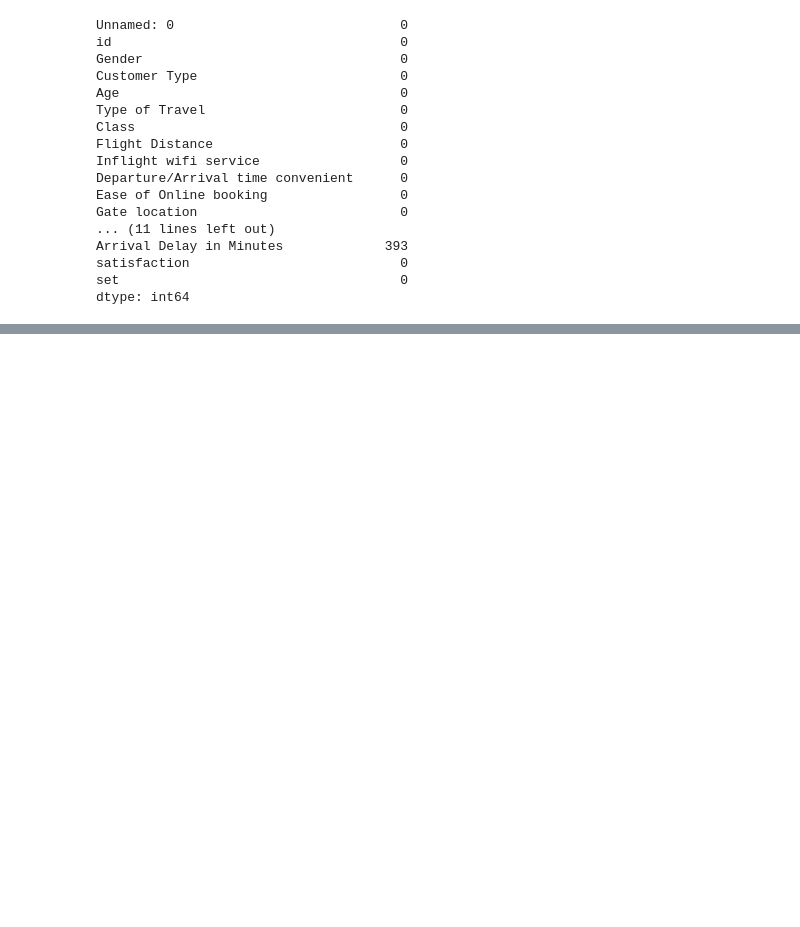
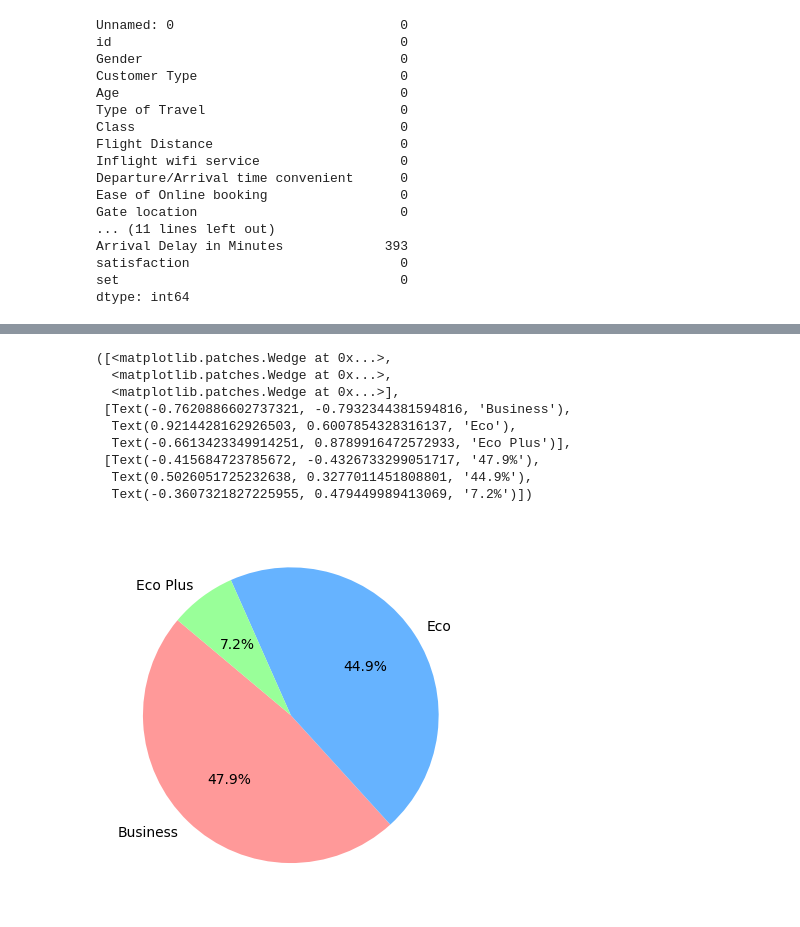
Before and after one commit to joselrodrigues/mlflow-docker, a Jupyter notebook: src/mlflow.ipynb, the cells around one changed output, grey strips where cells are left out. Cells and saved outputs as stored; diff of their text form; code cells hidden in the pictures; blank space fills up the shorter version.

```diff
--- a/src/mlflow.ipynb
+++ b/src/mlflow.ipynb
@@ -126,0 +186,19 @@ dtype: int64
+# %%
+plt.pie(
+    classes,
+    labels=classes.index,
+    autopct="%1.1f%%",
+    startangle=140,
+    colors=["#ff9999", "#66b3ff", "#99ff99"],
+)
+# %% [output]
+([<matplotlib.patches.Wedge at 0x...>,
+  <matplotlib.patches.Wedge at 0x...>,
+  <matplotlib.patches.Wedge at 0x...>],
+ [Text(-0.7620886602737321, -0.7932344381594816, 'Business'),
+  Text(0.9214428162926503, 0.6007854328316137, 'Eco'),
+  Text(-0.6613423349914251, 0.8789916472572933, 'Eco Plus')],
+ [Text(-0.415684723785672, -0.4326733299051717, '47.9%'),
+  Text(0.5026051725232638, 0.3277011451808801, '44.9%'),
+  Text(-0.3607321827225955, 0.479449989413069, '7.2%')])
+[figure, added]
```
Also changed, not shown: parts of 28 cells of this notebook, 1 other file.
